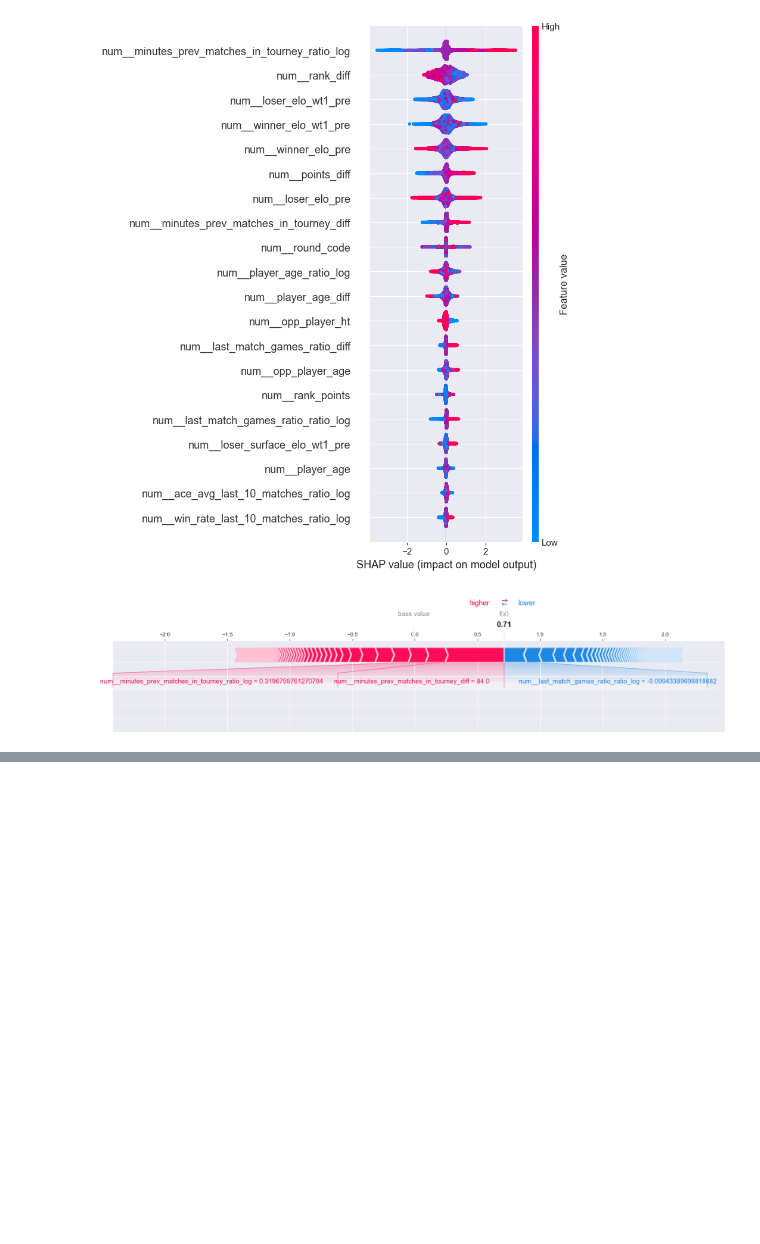
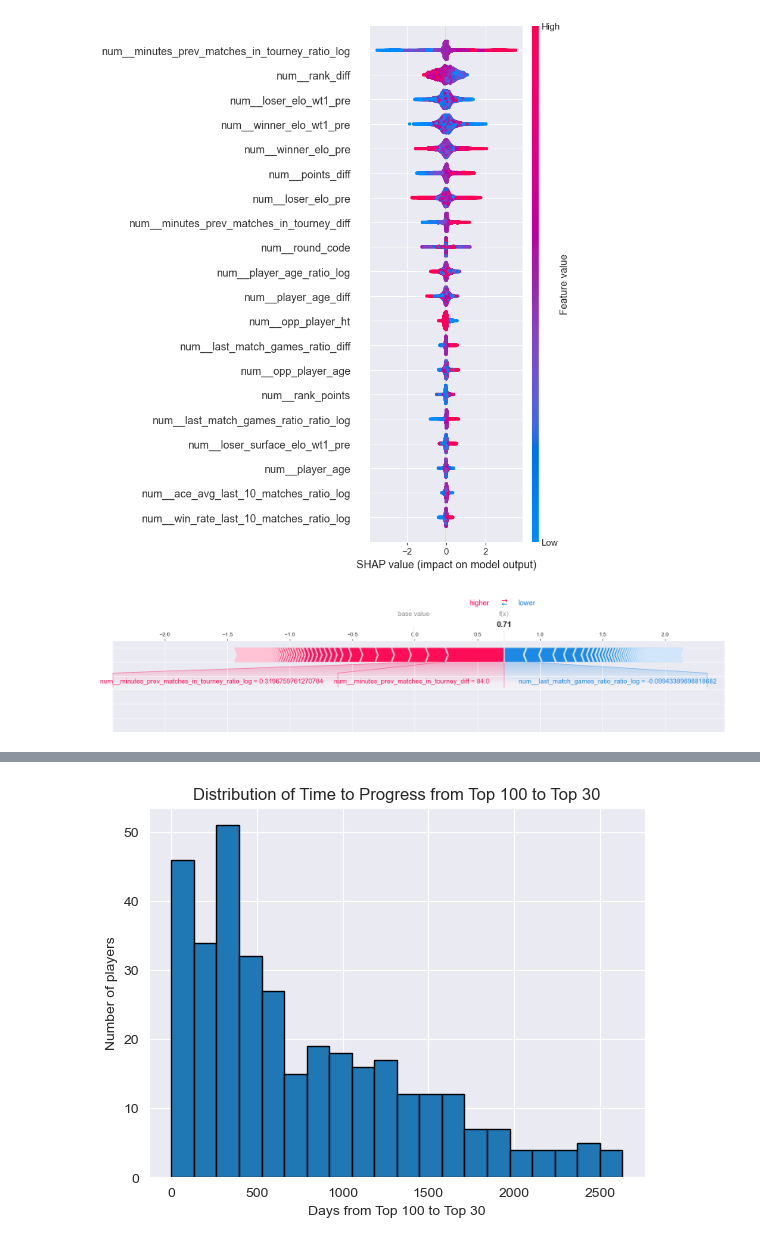
Before and after one commit to paracide/women-tennis-insights, a Jupyter notebook: notebooks/Model.ipynb, the cells around one changed output, grey strips where cells are left out. Saved outputs shown, nothing was run; the diff lists cells and outputs as text; code cells hidden in the pictures; blank space fills up the shorter version.

```diff
--- a/notebooks/Model.ipynb
+++ b/notebooks/Model.ipynb
@@ -46,12 +46,19 @@ print(all_players.head())
 2     200001    Martina    Hingis    R  19800930.0  SUI   170.0     Q134720
 3     200002    Mirjana     Lucic    R  19820309.0  CRO   181.0     Q239686
 4     200003    Justine     Henin    R  19820601.0  BEL   167.0      Q11682
+# %%
+# 读取所有排名数据
+rank_files = glob.glob(os.path.join(rank_path, "wta_rankings*.csv"))
+rank_dfs = [pd.read_csv(f) for f in rank_files]
+all_ranks = pd.concat(rank_dfs, ignore_index=True)
 # %%
 # 从 tourney_date 提取年份（前四位），并转换为整数
 all_matches['year'] = all_matches['tourney_date'].astype(str).str[:4].astype(int)
 # %%
 # 格式处理
 all_matches["tourney_date"] = pd.to_datetime(all_matches["tourney_date"], format="%Y%m%d")
+# %%
+all_ranks["ranking_date"] = pd.to_datetime(all_ranks["ranking_date"], format="%Y%m%d")
 # %%
 # 先去掉小数点再转字符串，确保不会出错
 all_players["dob"] = all_players["dob"].apply(lambda x: str(int(x)) if pd.notnull(x) else x)
@@ -2190,0 +2704,13 @@ plt.show()
+# %%
+Q1 = df_firsts['days_to_top30'].quantile(0.25)
+Q3 = df_firsts['days_to_top30'].quantile(0.75)
+IQR = Q3 - Q1
+
+lower_bound = Q1 - 1.5 * IQR
+upper_bound = Q3 + 1.5 * IQR
+
+df_filtered = df_firsts[(df_firsts['days_to_top30'] >= lower_bound) & (df_firsts['days_to_top30'] <= upper_bound)].copy()
+
+print(f"去除异常值后，剩余 {len(df_filtered)} 个样本")
+# 查看描述统计
+print(df_filtered[['days_to_top30', 'months_to_top30', 'years_to_top30']].describe())
@@ -2190,0 +2833,8 @@ plt.show()
+# %%
+plt.hist(df_filtered['days_to_top30'], bins=20, edgecolor='black')
+plt.xlabel('Days from Top 100 to Top 30')
+plt.ylabel('Number of players')
+plt.title('Distribution of Time to Progress from Top 100 to Top 30')
+plt.show()
+# %% [output]
+[figure, added]
```
Also changed, not shown: parts of 39 cells of this notebook.
